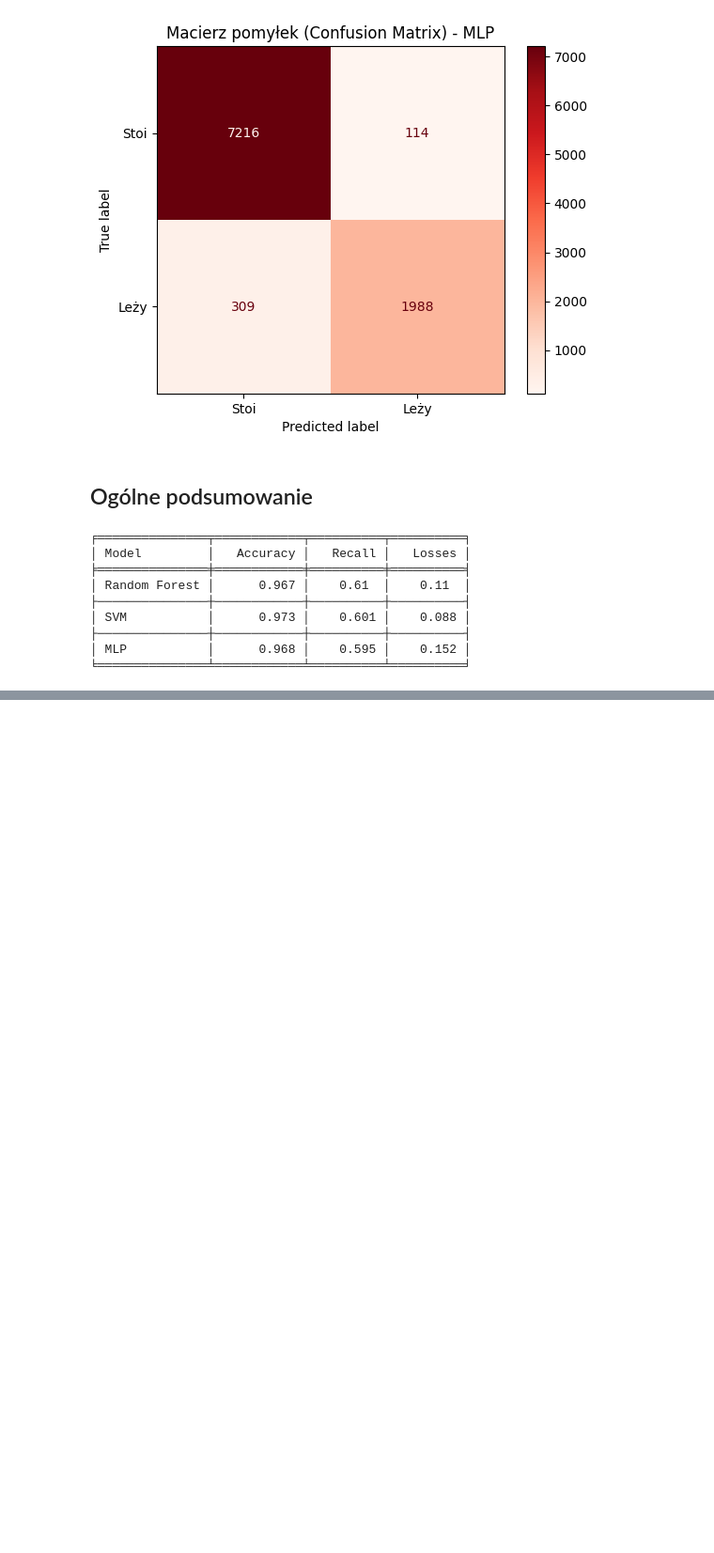
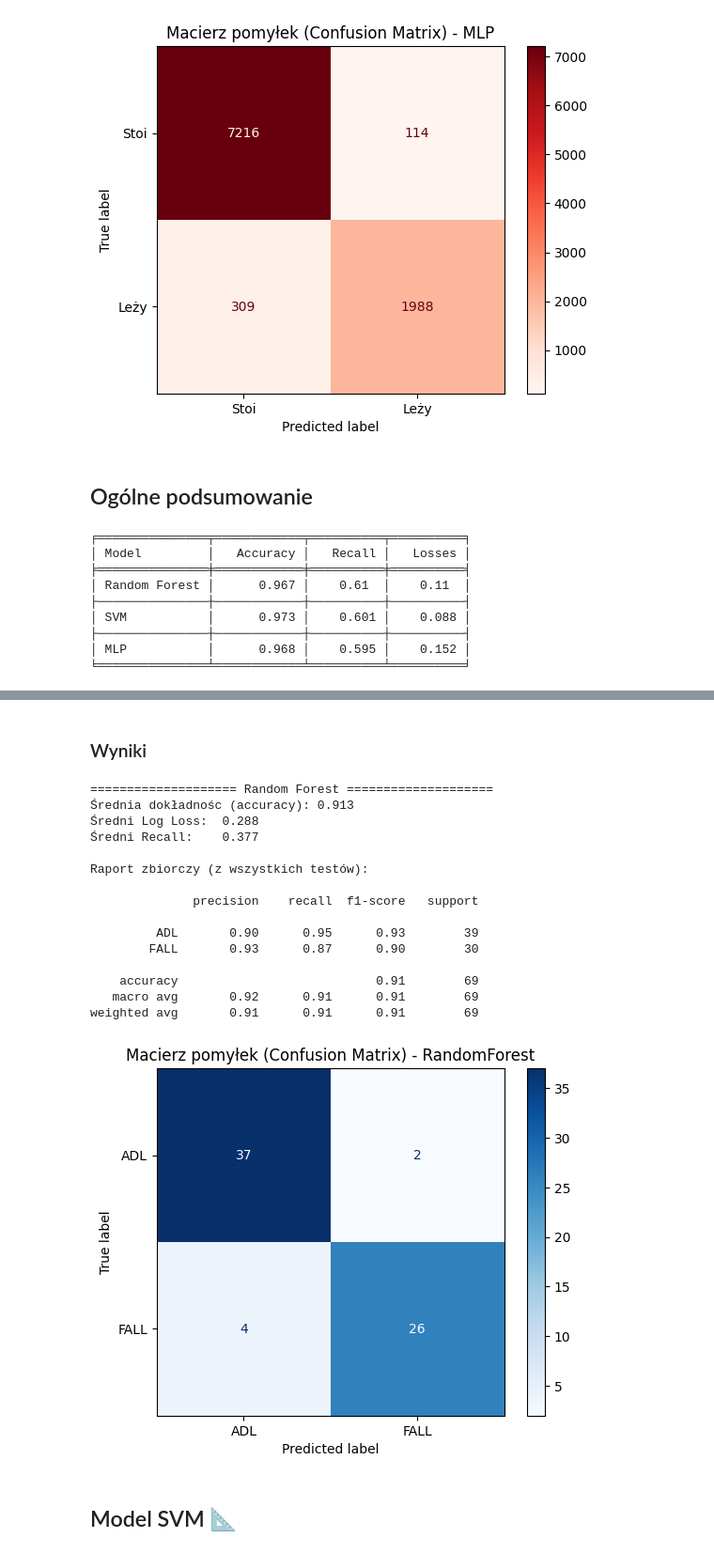
Before and after one commit to KacperM33/Projekt_AIPO, a Jupyter notebook: scripts/training_models.ipynb, the cells around one changed output, grey strips where cells are left out. Shown at 94% size. Drawn from its saved outputs; the diff is of its cells as text; code cells hidden in the pictures; blank space fills up the shorter version.

```diff
--- a/scripts/training_models.ipynb
+++ b/scripts/training_models.ipynb
@@ -435,0 +440,21 @@ print(tabulate(data, headers=headers, tablefmt="fancy_grid"))
+# %%
+data_path = '../data/dataset_urfall_fe.npz'
+
+if not os.path.exists(data_path):
+    print(f"BŁĄD: Nie znaleziono pliku {data_path}")
+else:
+    print(f"Wczytuje dane z {data_path}...")
+    with np.load(data_path) as data:
+        sequences = data['sequences']
+        X = data['X'] # sekwencje po agregacji cech
+        y = data['y'] # etykiety (0 - ADL, 1 - Fall)
+
+    print(f"Wczytano {len(X)} próbek.")
+
+print(f"\nKształt danych X (oryginalny): {X.shape}")
+print(f"Kształt danych y: {y.shape}")
+print(f"Liczba sekwencji: {len(np.unique(sequences))}")
+
+# zmiana (N, 136, 2) -> (N, 272)
+X = X.reshape(X.shape[0], -1)
+print(f"\nKształt danych X (po reshape): {X.shape}")
@@ -435,0 +547,36 @@ print(tabulate(data, headers=headers, tablefmt="fancy_grid"))
+# %% [markdown]
+### Wyniki
+# %%
+print(f"="*20+" Random Forest "+"="*20)
+
+print(f"Średnia dokładnośc (accuracy): {np.mean(accuracies_rf):.3f}")
+print(f"Średni Log Loss:  {np.mean(losses_rf):.3f}")
+print(f"Średni Recall:    {np.mean(recalls_rf):.3f}")
+
+print(f"\nRaport zbiorczy (z wszystkich testów):\n")
+print(classification_report(all_y_trues_rf, all_y_preds_rf, target_names=['ADL', 'FALL']))
+
+# macierz pomyłek
+cm_rf = confusion_matrix(all_y_trues_rf, all_y_preds_rf)
+ConfusionMatrixDisplay(cm_rf, display_labels=['ADL', 'FALL']).plot(cmap='Blues')
+plt.title(f'Macierz pomyłek (Confusion Matrix) - RandomForest')
+plt.show()
+# %% [output]
+==================== Random Forest ====================
+Średnia dokładnośc (accuracy): 0.913
+Średni Log Loss:  0.288
+Średni Recall:    0.377
+
+Raport zbiorczy (z wszystkich testów):
+
+              precision    recall  f1-score   support
+
+         ADL       0.90      0.95      0.93        39
+        FALL       0.93      0.87      0.90        30
+
+    accuracy                           0.91        69
+   macro avg       0.92      0.91      0.91        69
+weighted avg       0.91      0.91      0.91        69
+[figure, added]
+# %% [markdown]
+## Model SVM 📐
```
Also changed, not shown: parts of 17 cells of this notebook, 2 other files.
